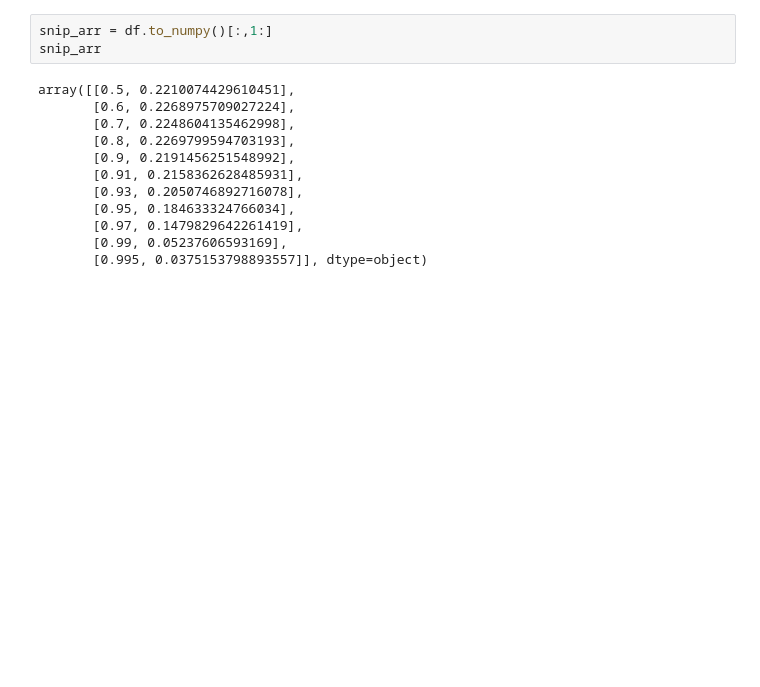
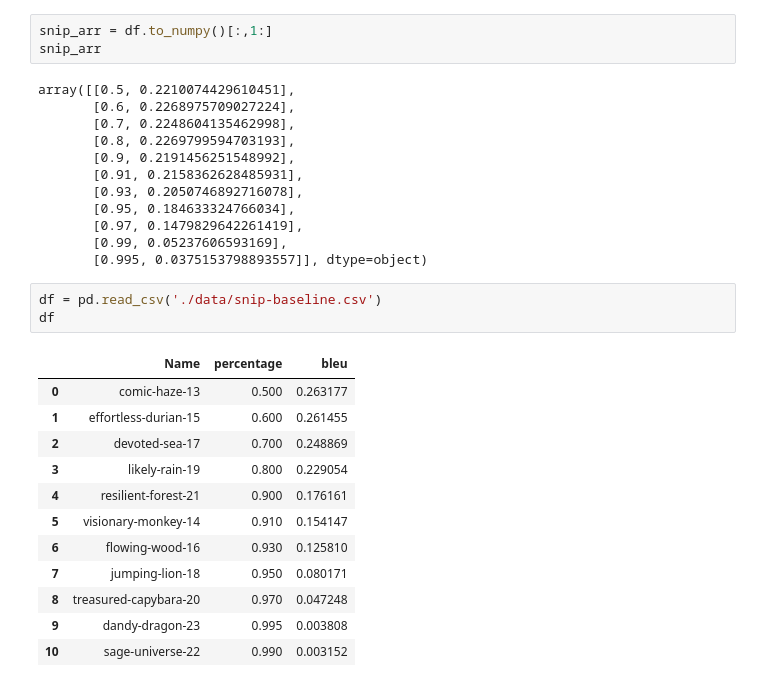
Before and after one commit to Kyrylo-Shyvam/LSTM-Pruning, a Jupyter notebook: notebooks/make-charts2.ipynb, the cells around one changed output. Cells and saved outputs as stored; diff of their text form; blank space fills up the shorter version.

```diff
--- a/notebooks/make-charts2.ipynb
+++ b/notebooks/make-charts2.ipynb
@@ -442,3 +443,19 @@ array([[0.5, 0.2210074429610451],
        [0.97, 0.1479829642261419],
        [0.99, 0.05237606593169],
        [0.995, 0.0375153798893557]], dtype=object)
+# %%
+df = pd.read_csv('./data/snip-baseline.csv')
+df
+# %% [output]
+|  | Name | percentage | bleu |
+| 0 | comic-haze-13 | 0.500 | 0.263177 |
+| 1 | effortless-durian-15 | 0.600 | 0.261455 |
+| 2 | devoted-sea-17 | 0.700 | 0.248869 |
+| 3 | likely-rain-19 | 0.800 | 0.229054 |
+| 4 | resilient-forest-21 | 0.900 | 0.176161 |
+| 5 | visionary-monkey-14 | 0.910 | 0.154147 |
+| 6 | flowing-wood-16 | 0.930 | 0.125810 |
+| 7 | jumping-lion-18 | 0.950 | 0.080171 |
+| 8 | treasured-capybara-20 | 0.970 | 0.047248 |
+| 9 | dandy-dragon-23 | 0.995 | 0.003808 |
+| 10 | sage-universe-22 | 0.990 | 0.003152 |
```
Also changed, not shown: parts of 3 cells of this notebook, 2 other files.
